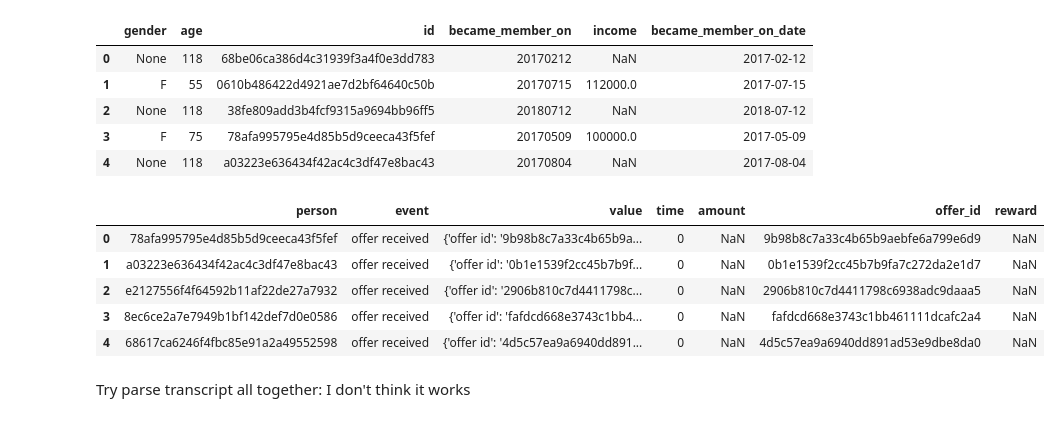
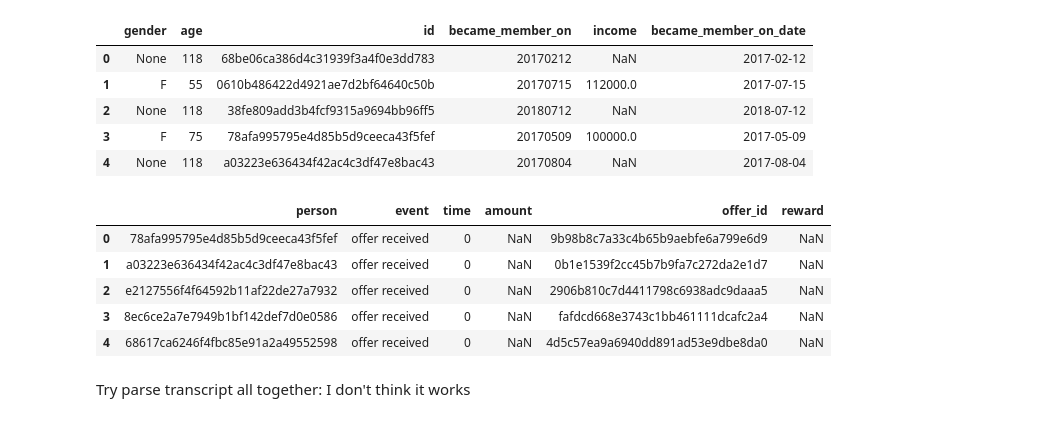
Before and after one commit to Sawy89/dsnd_starbucks_capstone, a Jupyter notebook: Starbucks_Capstone_notebook.ipynb, the cells around one changed output. Cells and saved outputs as stored; diff of their text form; code cells hidden in the pictures.

```diff
--- a/Starbucks_Capstone_notebook.ipynb
+++ b/Starbucks_Capstone_notebook.ipynb
@@ -222,16 +222,17 @@ profile.head()
 # %%
 # Extract offer value information
 transcript = transcript.join(transcript['value'].apply(pd.Series))
 transcript['offer_id'] = transcript.offer_id.combine_first(transcript['offer id'])
-transcript.drop(columns='offer id', inplace=True)
+transcript.drop(columns=['offer id','value'], inplace=True)
+transcript.drop_duplicates(inplace=True)
 transcript.head()
 # %% [output]
-|  | person | event | value | time | amount | offer_id | reward |
-| 0 | 78afa995795e4d85b5d9ceeca43f5fef | offer received | {'offer id': '9b98b8c7a33c4b65b9a... | 0 | NaN | 9b98b8c7a33c4b65b9aebfe6a799e6d9 | NaN |
-| 1 | a03223e636434f42ac4c3df47e8bac43 | offer received | {'offer id': '0b1e1539f2cc45b7b9f... | 0 | NaN | 0b1e1539f2cc45b7b9fa7c272da2e1d7 | NaN |
-| 2 | e2127556f4f64592b11af22de27a7932 | offer received | {'offer id': '2906b810c7d4411798c... | 0 | NaN | 2906b810c7d4411798c6938adc9daaa5 | NaN |
-| 3 | 8ec6ce2a7e7949b1bf142def7d0e0586 | offer received | {'offer id': 'fafdcd668e3743c1bb4... | 0 | NaN | fafdcd668e3743c1bb461111dcafc2a4 | NaN |
-| 4 | 68617ca6246f4fbc85e91a2a49552598 | offer received | {'offer id': '4d5c57ea9a6940dd891... | 0 | NaN | 4d5c57ea9a6940dd891ad53e9dbe8da0 | NaN |
+|  | person | event | time | amount | offer_id | reward |
+| 0 | 78afa995795e4d85b5d9ceeca43f5fef | offer received | 0 | NaN | 9b98b8c7a33c4b65b9aebfe6a799e6d9 | NaN |
+| 1 | a03223e636434f42ac4c3df47e8bac43 | offer received | 0 | NaN | 0b1e1539f2cc45b7b9fa7c272da2e1d7 | NaN |
+| 2 | e2127556f4f64592b11af22de27a7932 | offer received | 0 | NaN | 2906b810c7d4411798c6938adc9daaa5 | NaN |
+| 3 | 8ec6ce2a7e7949b1bf142def7d0e0586 | offer received | 0 | NaN | fafdcd668e3743c1bb461111dcafc2a4 | NaN |
+| 4 | 68617ca6246f4fbc85e91a2a49552598 | offer received | 0 | NaN | 4d5c57ea9a6940dd891ad53e9dbe8da0 | NaN |
 # %% [markdown]
 Try parse transcript all together: I don't think it works
 # %%
```
Also changed, not shown: parts of 5 cells of this notebook.
